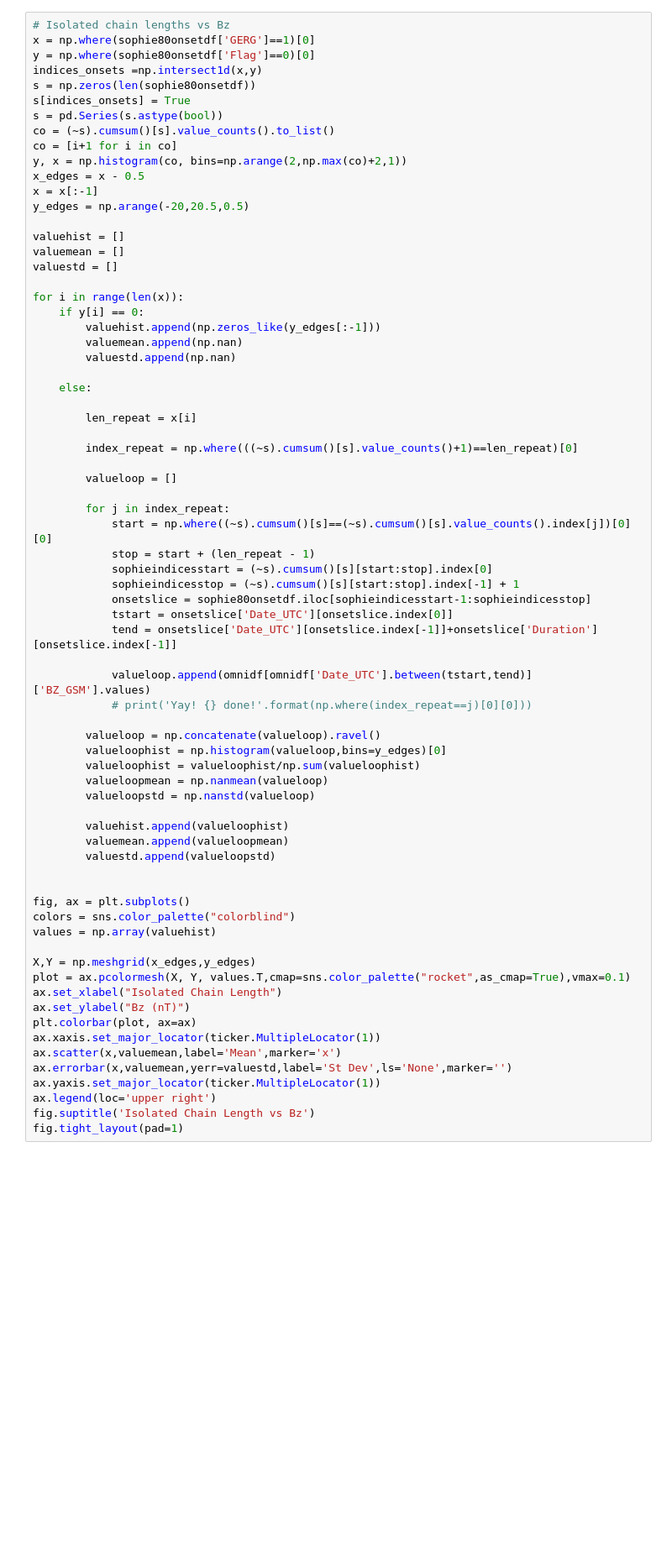
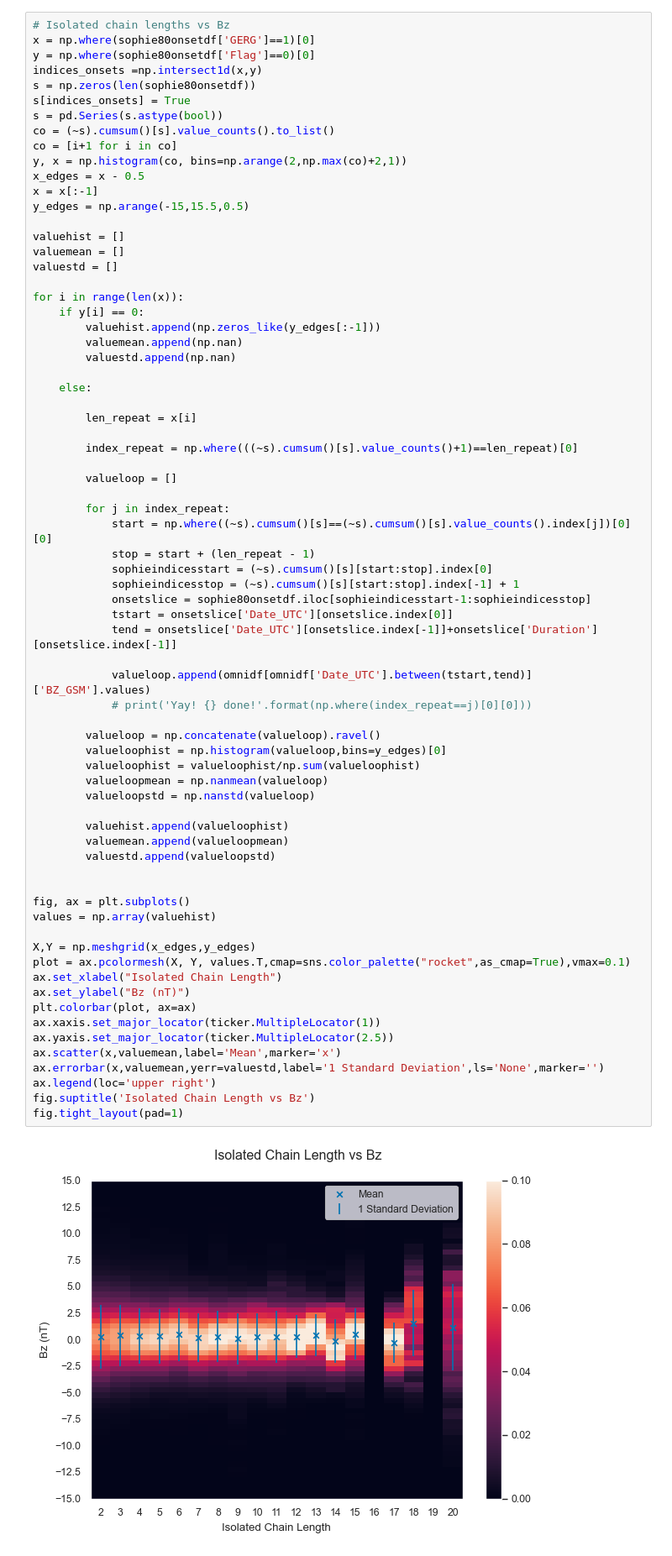
Before and after one commit to christianlao12/DP1_DP2_Project, a Jupyter notebook: substorm_type_statistics.ipynb, the cells around one changed output. Shown at 84% size. Cells and saved outputs as stored; diff of their text form; blank space fills up the shorter version.

```diff
--- a/substorm_type_statistics.ipynb
+++ b/substorm_type_statistics.ipynb
@@ -777,7 +984,7 @@ co = [i+1 for i in co]
 y, x = np.histogram(co, bins=np.arange(2,np.max(co)+2,1))
 x_edges = x - 0.5
 x = x[:-1]
-y_edges = np.arange(-20,20.5,0.5)
+y_edges = np.arange(-15,15.5,0.5)
 
 valuehist = []
 valuemean = []
@@ -806,33 +1013,34 @@ for i in range(len(x)):
             tstart = onsetslice['Date_UTC'][onsetslice.index[0]]
             tend = onsetslice['Date_UTC'][onsetslice.index[-1]]+onsetslice['Duration'][onsetslice.index[-1]]
 
             valueloop.append(omnidf[omnidf['Date_UTC'].between(tstart,tend)]['BZ_GSM'].values)
             # print('Yay! {} done!'.format(np.where(index_repeat==j)[0][0]))
 
         valueloop = np.concatenate(valueloop).ravel()
         valueloophist = np.histogram(valueloop,bins=y_edges)[0]
         valueloophist = valueloophist/np.sum(valueloophist)
         valueloopmean = np.nanmean(valueloop)
         valueloopstd = np.nanstd(valueloop)
 
         valuehist.append(valueloophist)
         valuemean.append(valueloopmean)
         valuestd.append(valueloopstd)
 
 
 fig, ax = plt.subplots()
-colors = sns.color_palette("colorblind")
 values = np.array(valuehist)
 
 X,Y = np.meshgrid(x_edges,y_edges)
 plot = ax.pcolormesh(X, Y, values.T,cmap=sns.color_palette("rocket",as_cmap=True),vmax=0.1)
 ax.set_xlabel("Isolated Chain Length")
 ax.set_ylabel("Bz (nT)")
 plt.colorbar(plot, ax=ax)
 ax.xaxis.set_major_locator(ticker.MultipleLocator(1))
+ax.yaxis.set_major_locator(ticker.MultipleLocator(2.5))
 ax.scatter(x,valuemean,label='Mean',marker='x')
-ax.errorbar(x,valuemean,yerr=valuestd,label='St Dev',ls='None',marker='')
-ax.yaxis.set_major_locator(ticker.MultipleLocator(1))
+ax.errorbar(x,valuemean,yerr=valuestd,label='1 Standard Deviation',ls='None',marker='')
 ax.legend(loc='upper right')
 fig.suptitle('Isolated Chain Length vs Bz')
 fig.tight_layout(pad=1)
+# %% [output]
+[figure, added]
```
Also changed, not shown: parts of 39 cells of this notebook.
